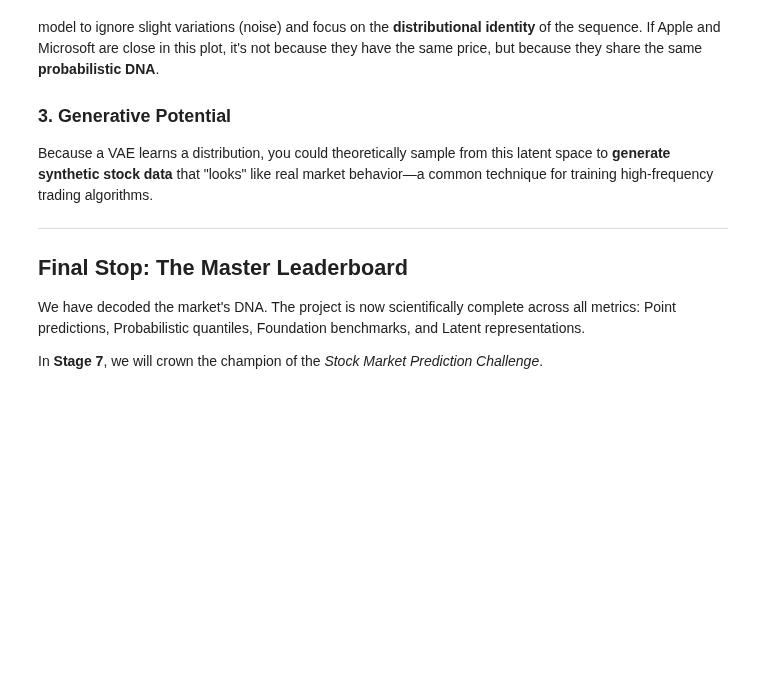
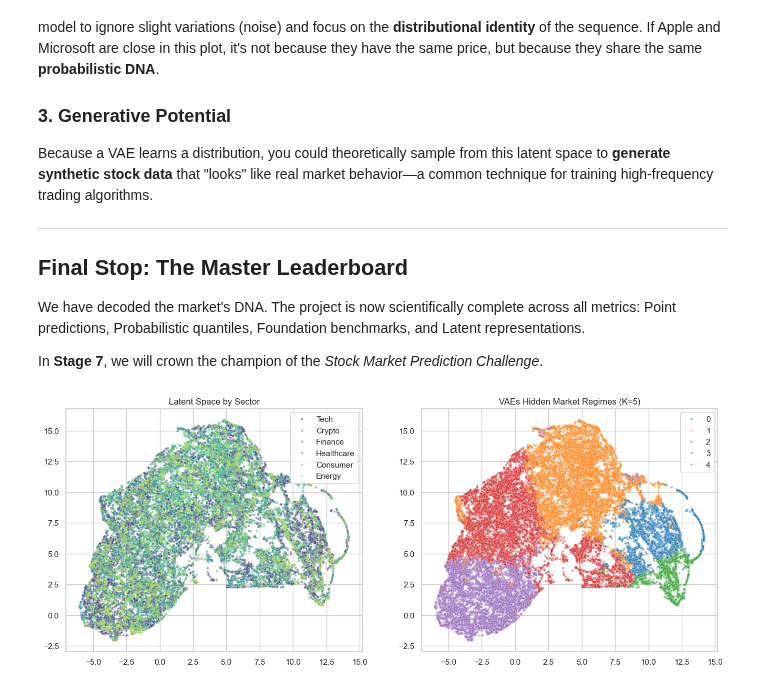
Before and after one commit to rfandan/Stock-market-prediction-using-ML-DL-and-foundation-models, a Jupyter notebook: notebook/Stage6.ipynb, the cells around one changed output. Drawn from its saved outputs; the diff is of its cells as text; code cells hidden in the pictures; blank space fills up the shorter version.

```diff
--- a/notebook/Stage6.ipynb
+++ b/notebook/Stage6.ipynb
@@ -180,3 +191,50 @@ Because a VAE learns a distribution, you could theoretically sample from this la
 We have decoded the market's DNA. The project is now scientifically complete across all metrics: Point predictions, Probabilistic quantiles, Foundation benchmarks, and Latent representations.
 
 In **Stage 7**, we will crown the champion of the *Stock Market Prediction Challenge*.
+# %%
+# 1. Extract Latent Representations (Mu) from the model
+model.eval()
+mu_list = []
+
+with torch.no_grad():
+    # We pass the same data used for training (X) back through the model
+    # To get the 4D mean (mu) for every sequence
+    for i in range(0, len(X), BATCH_SIZE):
+        batch = X[i:i+BATCH_SIZE].to(DEVICE)
+        _, mu, _ = model(batch)
+        mu_list.append(mu.cpu().numpy())
+
+# Flatten the list of batches into a single array
+mu_list = np.vstack(mu_list)
+
+# 2. Map Tickers to Sectors
+sector_map = {
+    "AAPL": "Tech", "MSFT": "Tech", "NVDA": "Tech",
+    "JPM": "Finance", "GS": "Finance",
+    "JNJ": "Healthcare", "UNH": "Healthcare",
+    "KO": "Consumer", "MCD": "Consumer",
+    "XOM": "Energy", "BTC-USD": "Crypto"
+}
+# Ensure every ticker in your metadata has a sector
+sectors = [sector_map.get(t, "Other") for t in ticker_metadata]
+
+# 3. Run KMeans
+from sklearn.cluster import KMeans
+kmeans = KMeans(n_clusters=5, random_state=42).fit(mu_list)
+clusters = kmeans.labels_
+
+# 4. Visualization (UMAP should be fit on mu_list)
+# If you already have 'embedding' from UMAP, make sure it corresponds to mu_list
+plt.figure(figsize=(16, 6))
+
+plt.subplot(1, 2, 1)
+sns.scatterplot(x=embedding[:, 0], y=embedding[:, 1], hue=sectors, palette="viridis", s=10, alpha=0.5)
+plt.title("Latent Space by Sector")
+
+plt.subplot(1, 2, 2)
+sns.scatterplot(x=embedding[:, 0], y=embedding[:, 1], hue=clusters, palette="tab10", s=10, alpha=0.5)
+plt.title("VAEs Hidden Market Regimes (K=5)")
+
+plt.show()
+# %% [output]
+[figure, added]
```
Also changed, not shown: parts of 9 cells of this notebook, 7 other files.
